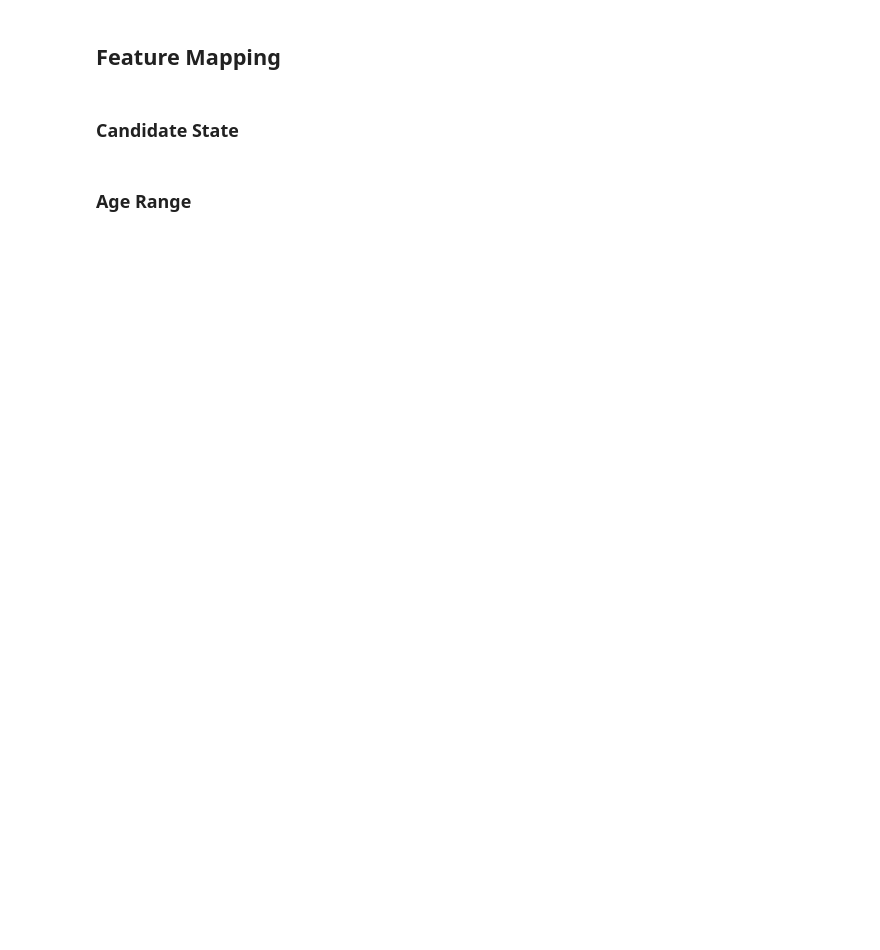
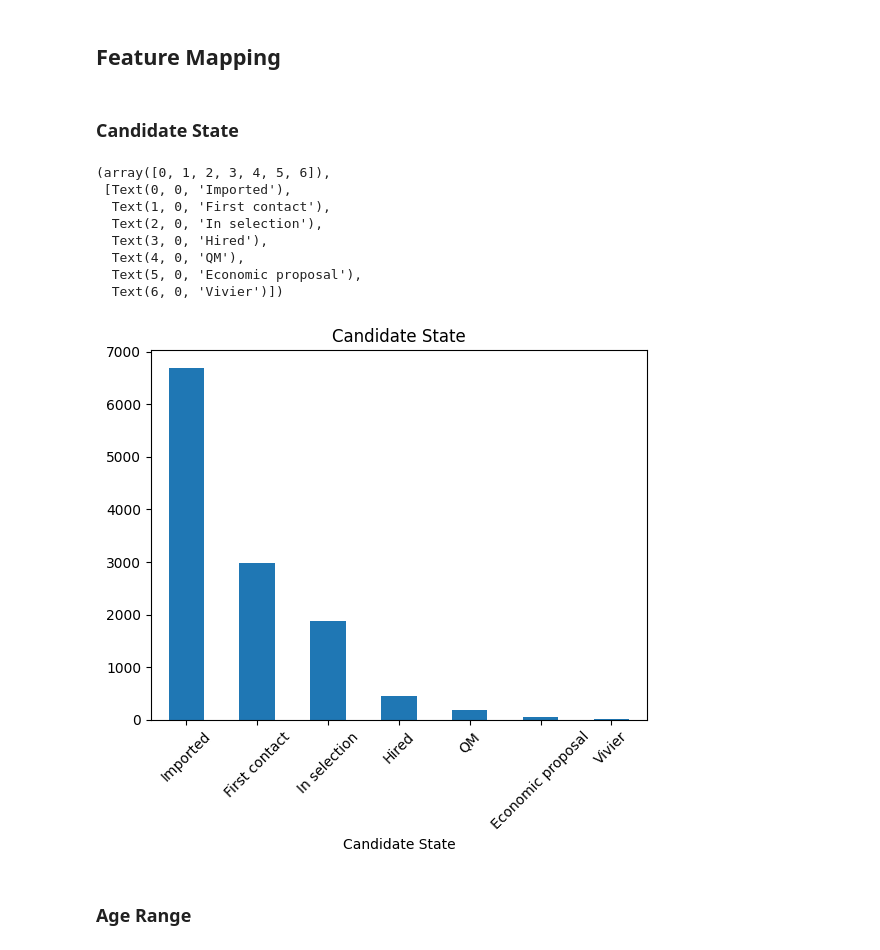
Before and after one commit to bertiandrea/ProjectWork_AEQUITAS_AKKODIS, a Jupyter notebook: code/Akkodis_Dataset_Analysis.ipynb, the cells around one changed output. Saved outputs shown, nothing was run; the diff lists cells and outputs as text; code cells hidden in the pictures; blank space fills up the shorter version.

```diff
--- a/code/Akkodis_Dataset_Analysis.ipynb
+++ b/code/Akkodis_Dataset_Analysis.ipynb
@@ -25,12 +99,15 @@ df = df.drop_duplicates(subset='Id', keep='last')
 columns_to_drop = ['Id', 'Last Role', 'Year Of Insertion',
                    'Assumption Headquarters', 'Linked_Search__Key',
                    'Akkodis Headquarters']
-THRESHOLD = 0.6
+THRESHOLD = 0.4
 
 for col in df.columns:
   null_count = df[col].isna().sum() / df.shape[0]
   if null_count > THRESHOLD:
     columns_to_drop.append(col)
-  print(f'<Column: {col}> NULL count: {null_count*100:.2f}%')
+    print(f'DROPPED <Column: {col}> NULL count: {null_count*100:.2f}%')
+  else:
+    print(f'<Column: {col}> NULL count: {null_count*100:.2f}%')
 
 df = df.drop(columns=columns_to_drop)
+df.head()
@@ -59,10 +186,21 @@ df.head()
 # %%
 lookup = 'Candidate State'
 distrib = Counter(df[lookup])
 distrib_df = pd.DataFrame(distrib.items(), columns=[lookup, 'Count'])
 distrib_df = distrib_df.sort_values(by='Count', ascending=False)
 distrib_df.plot(x=lookup, y='Count', kind='bar', legend=False)
 plt.title(lookup)
+plt.xticks(rotation=45)
+# %% [output]
+(array([0, 1, 2, 3, 4, 5, 6]),
+ [Text(0, 0, 'Imported'),
+  Text(1, 0, 'First contact'),
+  Text(2, 0, 'In selection'),
+  Text(3, 0, 'Hired'),
+  Text(4, 0, 'QM'),
+  Text(5, 0, 'Economic proposal'),
+  Text(6, 0, 'Vivier')])
+[figure, added]
 # %% [markdown]
 ### **Age Range**
 # %%
```
Also changed, not shown: parts of 63 cells of this notebook.
